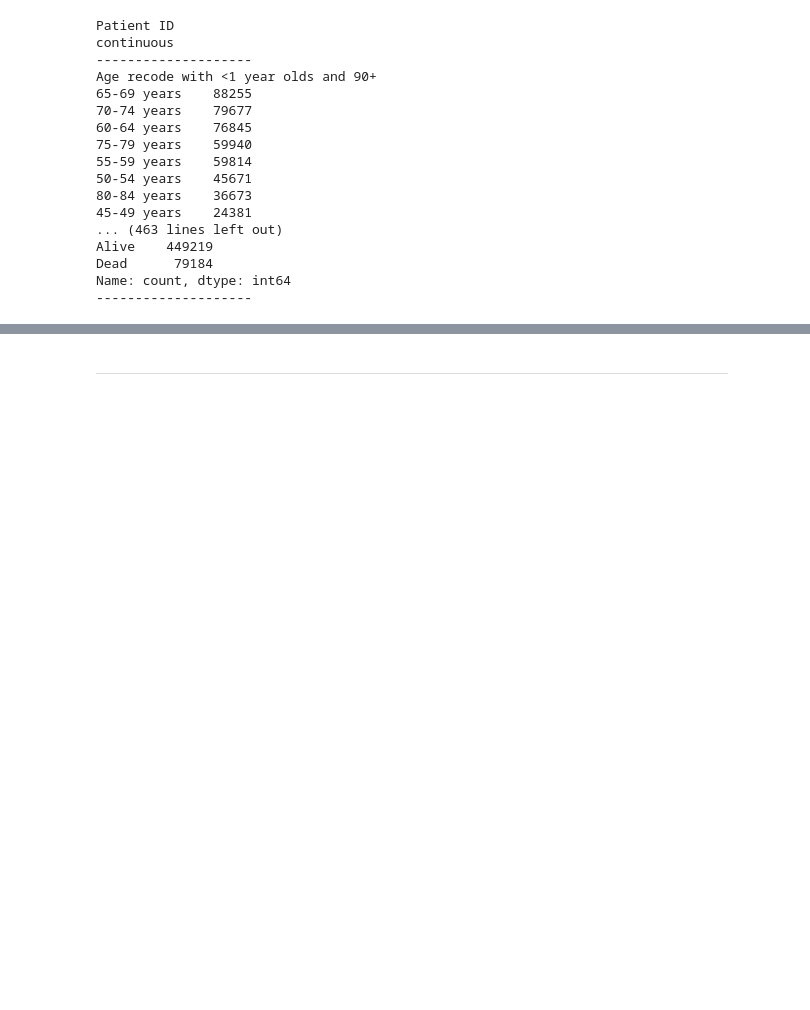
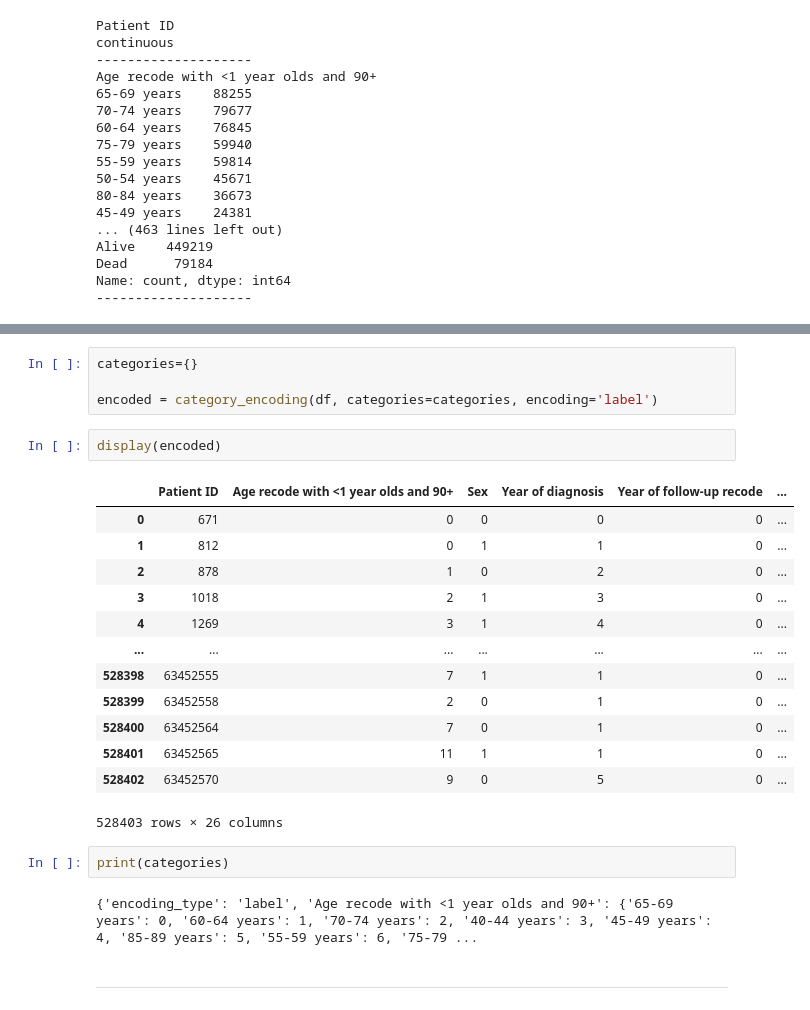
Before and after one commit to Maroco0109/SKN19_2ND_5TEAM, a Jupyter notebook: Analysis.ipynb, the cells around one changed output, grey strips where cells are left out. Saved outputs shown, nothing was run; the diff lists cells and outputs as text; blank space fills up the shorter version.

Commit message:
category encoding/decoding 함수 선언

```diff
--- a/Analysis.ipynb
+++ b/Analysis.ipynb
@@ -111,3 +162,27 @@ Name: count, dtype: int64
+# %%
+categories={}
+
+encoded = category_encoding(df, categories=categories, encoding='label')
+# %%
+display(encoded)
+# %% [output]
+|  | Patient ID | Age recode with <1 year olds and 90+ | Sex | Year of diagnosis | Year of follow-up recode | ... |
+| 0 | 671 | 0 | 0 | 0 | 0 | ... |
+| 1 | 812 | 0 | 1 | 1 | 0 | ... |
+| 2 | 878 | 1 | 0 | 2 | 0 | ... |
+| 3 | 1018 | 2 | 1 | 3 | 0 | ... |
+| 4 | 1269 | 3 | 1 | 4 | 0 | ... |
+| ... | ... | ... | ... | ... | ... | ... |
+| 528398 | 63452555 | 7 | 1 | 1 | 0 | ... |
+| 528399 | 63452558 | 2 | 0 | 1 | 0 | ... |
+| 528400 | 63452564 | 7 | 0 | 1 | 0 | ... |
+| 528401 | 63452565 | 11 | 1 | 1 | 0 | ... |
+| 528402 | 63452570 | 9 | 0 | 5 | 0 | ... |
+528403 rows × 26 columns
+# %%
+print(categories)
+# %% [output]
+{'encoding_type': 'label', 'Age recode with <1 year olds and 90+': {'65-69 years': 0, '60-64 years': 1, '70-74 years': 2, '40-44 years': 3, '45-49 years': 4, '85-89 years': 5, '55-59 years': 6, '75-79 ...
 # %% [markdown]
 ---
 # %% [markdown]
```
Also changed, not shown: parts of 2 cells of this notebook.
